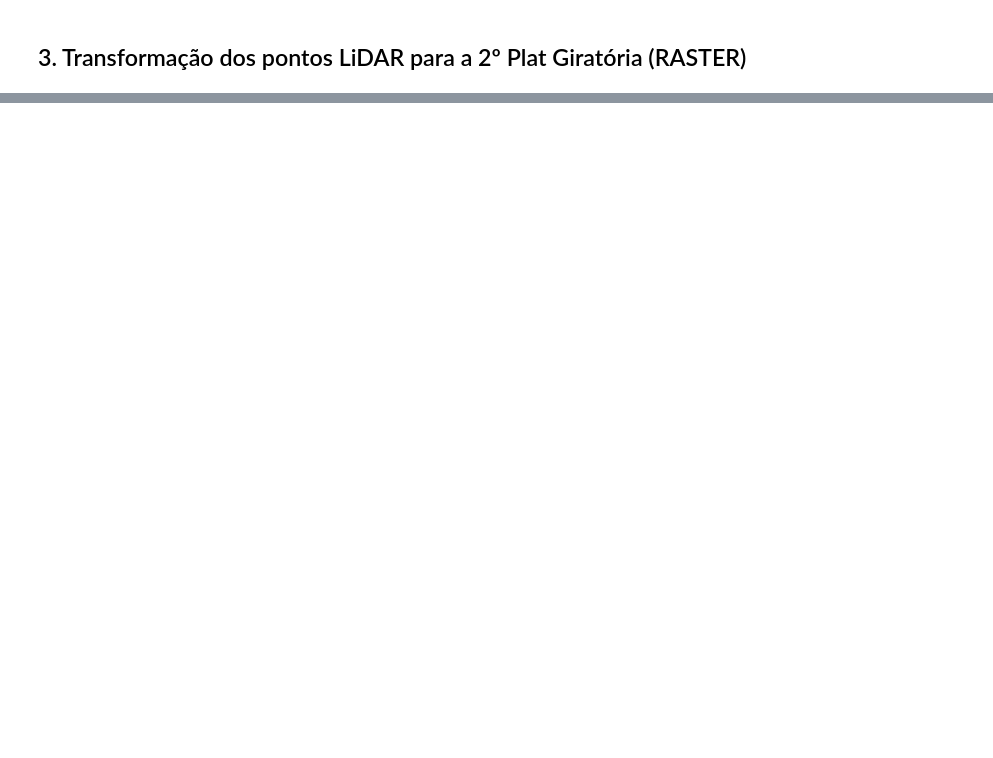
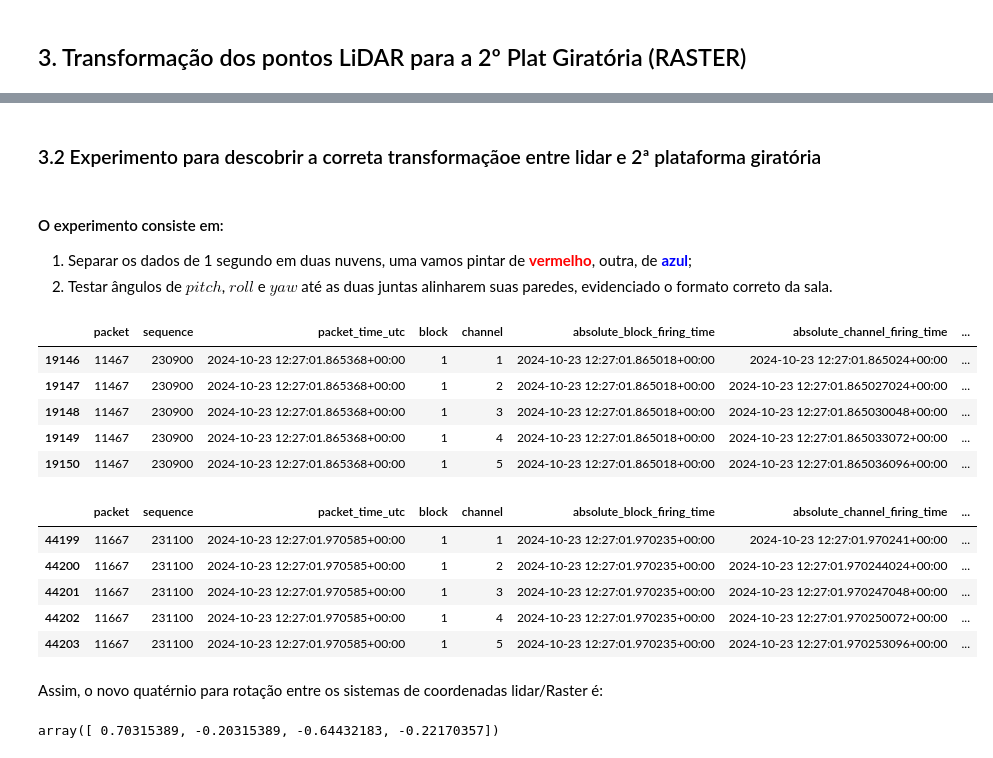
Before and after one commit to HumbertoDiego/LevantamentoLidarIME, a Jupyter notebook: 03_Exploracao_TRANSFORMS.ipynb, the cells around one changed output, grey strips where cells are left out. Saved outputs shown, nothing was run; the diff lists cells and outputs as text; code cells hidden in the pictures; blank space fills up the shorter version.

```diff
--- a/03_Exploracao_TRANSFORMS.ipynb
+++ b/03_Exploracao_TRANSFORMS.ipynb
@@ -584 +635,27 @@ def deskew(df, rotation_axis = "y", invert_rotation = False, angle_offset_deg =
+# %% [markdown]
+### 3.2 Experimento para descobrir a correta transformaçãoe entre lidar e 2ª plataforma giratória
+# %% [markdown]
+#### O experimento consiste em:
+
+1. Separar os dados de 1 segundo em duas nuvens, uma vamos pintar de <b style="color:red">vermelho</b>, outra, de <b style="color:blue">azul</b>;
+2. Testar ângulos de $pitch$, $roll$ e $yaw$ até as duas juntas alinharem suas paredes, evidenciado o formato correto da sala.
+# %%
+primeiro_pacote = dados_sincronizados["packet"].min()
+dados_sincronizados_1 = dados_sincronizados[ (dados_sincronizados["packet"] > primeiro_pacote+150) & (dados_sincronizados["packet"] <= primeiro_pacote+350)]
+dados_sincronizados_2 = dados_sincronizados[ (dados_sincronizados["packet"] > primeiro_pacote+350) & (dados_sincronizados["packet"] <= primeiro_pacote+550)]
+display(dados_sincronizados_1.head())
+display(dados_sincronizados_2.head())
+# %% [output]
+|  | packet | sequence | packet_time_utc | block | channel | absolute_block_firing_time | absolute_channel_firing_time | ... |
+| 19146 | 11467 | 230900 | 2024-10-23 12:27:01.865368+00:00 | 1 | 1 | 2024-10-23 12:27:01.865018+00:00 | 2024-10-23 12:27:01.865024+00:00 | ... |
+| 19147 | 11467 | 230900 | 2024-10-23 12:27:01.865368+00:00 | 1 | 2 | 2024-10-23 12:27:01.865018+00:00 | 2024-10-23 12:27:01.865027024+00:00 | ... |
+| 19148 | 11467 | 230900 | 2024-10-23 12:27:01.865368+00:00 | 1 | 3 | 2024-10-23 12:27:01.865018+00:00 | 2024-10-23 12:27:01.865030048+00:00 | ... |
+| 19149 | 11467 | 230900 | 2024-10-23 12:27:01.865368+00:00 | 1 | 4 | 2024-10-23 12:27:01.865018+00:00 | 2024-10-23 12:27:01.865033072+00:00 | ... |
+| 19150 | 11467 | 230900 | 2024-10-23 12:27:01.865368+00:00 | 1 | 5 | 2024-10-23 12:27:01.865018+00:00 | 2024-10-23 12:27:01.865036096+00:00 | ... |
+|  | packet | sequence | packet_time_utc | block | channel | absolute_block_firing_time | absolute_channel_firing_time | ... |
+| 44199 | 11667 | 231100 | 2024-10-23 12:27:01.970585+00:00 | 1 | 1 | 2024-10-23 12:27:01.970235+00:00 | 2024-10-23 12:27:01.970241+00:00 | ... |
+| 44200 | 11667 | 231100 | 2024-10-23 12:27:01.970585+00:00 | 1 | 2 | 2024-10-23 12:27:01.970235+00:00 | 2024-10-23 12:27:01.970244024+00:00 | ... |
+| 44201 | 11667 | 231100 | 2024-10-23 12:27:01.970585+00:00 | 1 | 3 | 2024-10-23 12:27:01.970235+00:00 | 2024-10-23 12:27:01.970247048+00:00 | ... |
+| 44202 | 11667 | 231100 | 2024-10-23 12:27:01.970585+00:00 | 1 | 4 | 2024-10-23 12:27:01.970235+00:00 | 2024-10-23 12:27:01.970250072+00:00 | ... |
+| 44203 | 11667 | 231100 | 2024-10-23 12:27:01.970585+00:00 | 1 | 5 | 2024-10-23 12:27:01.970235+00:00 | 2024-10-23 12:27:01.970253096+00:00 | ... |
 # %%
@@ -640,4 +687,16 @@ for i in range(5):
         height=768,
         **view
     )
+# %% [markdown]
+Assim, o novo quatérnio para rotação entre os sistemas de coordenadas lidar/Raster é:
+# %%
+rot = Rotation.from_euler(
+            'xyz',
+            [215, 85 ,0],
+            degrees=True
+        )
+q = rot.as_quat()
+q
+# %% [output]
+array([ 0.70315389, -0.20315389, -0.64432183, -0.22170357])
 # %%
```
Also changed, not shown: parts of 16 cells of this notebook, 6 other files.
